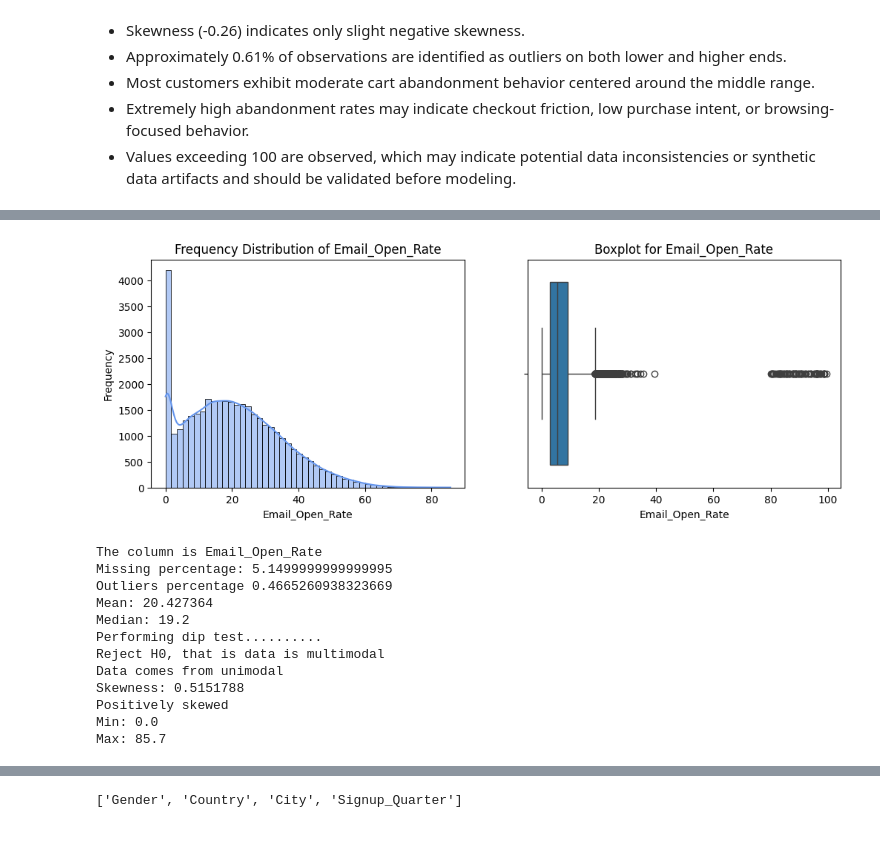
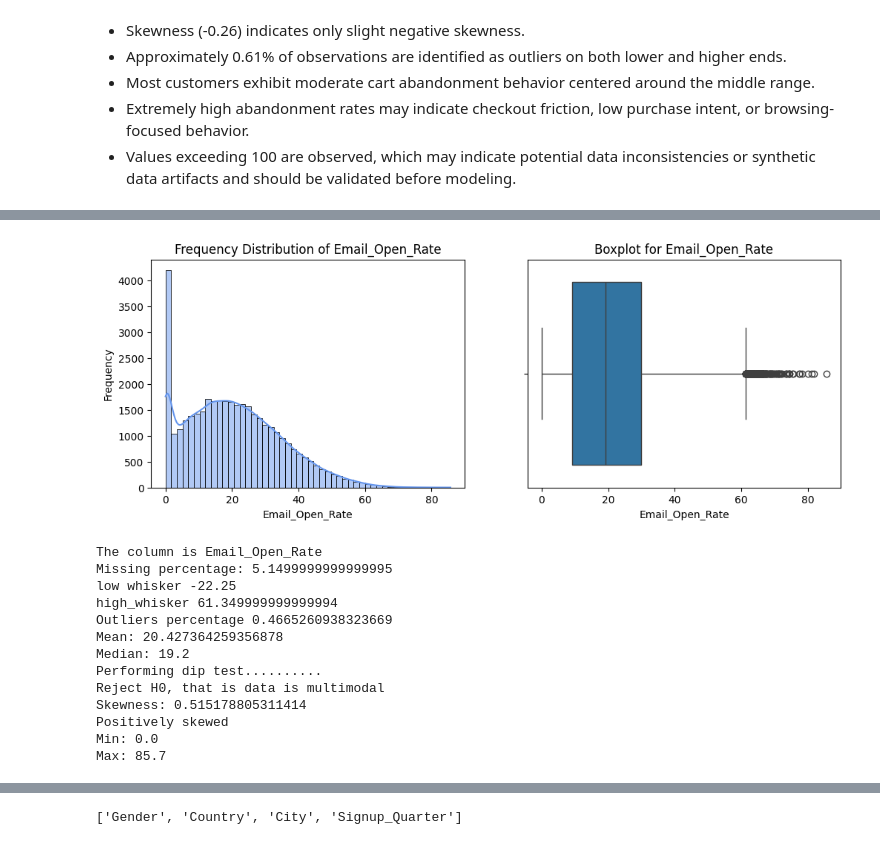
Before and after one commit to laharitummala-tech/Customer-Churn-Intelligence-Retention-System, a Jupyter notebook: notebooks/01_churn_model_building.ipynb, the cells around one changed output, grey strips where cells are left out. Drawn from its saved outputs; the diff is of its cells as text; code cells hidden in the pictures.

```diff
--- a/notebooks/01_churn_model_building.ipynb
+++ b/notebooks/01_churn_model_building.ipynb
@@ -919,29 +1047,30 @@ Max: 99.61573
 # %%
 figure,axes = plt.subplots(1,2,figsize=(12,4))
 sns.histplot(data=df,x="Email_Open_Rate",color="cornflowerblue",kde=True,bins=50,ax=axes[0])
 axes[0].set_title("Frequency Distribution of Email_Open_Rate")
 axes[0].set_xlabel("Email_Open_Rate")
 axes[0].set_ylabel("Frequency")
 
-sns.boxplot(data=df,x="Returns_Rate",ax=axes[1])
+sns.boxplot(data=df,x="Email_Open_Rate",ax=axes[1])
 axes[1].set_title("Boxplot for Email_Open_Rate")
 axes[1].set_xlabel("Email_Open_Rate")
 
 plt.show()
 
 insights_age = UniInsights(df,"Email_Open_Rate")
 insights_age.flow()
 # %% [output]
-[figure, old version]
+[figure, new version]
 The column is Email_Open_Rate
 Missing percentage: 5.1499999999999995
+low whisker -22.25
+high_whisker 61.349999999999994
 Outliers percentage 0.4665260938323669
-Mean: 20.427364
+Mean: 20.427364259356878
 Median: 19.2
 Performing dip test..........
 Reject H0, that is data is multimodal
-Data comes from unimodal
-Skewness: 0.5151788
+Skewness: 0.515178805311414
 Positively skewed
 Min: 0.0
 Max: 85.7
```
Also changed, not shown: parts of 56 cells of this notebook.
